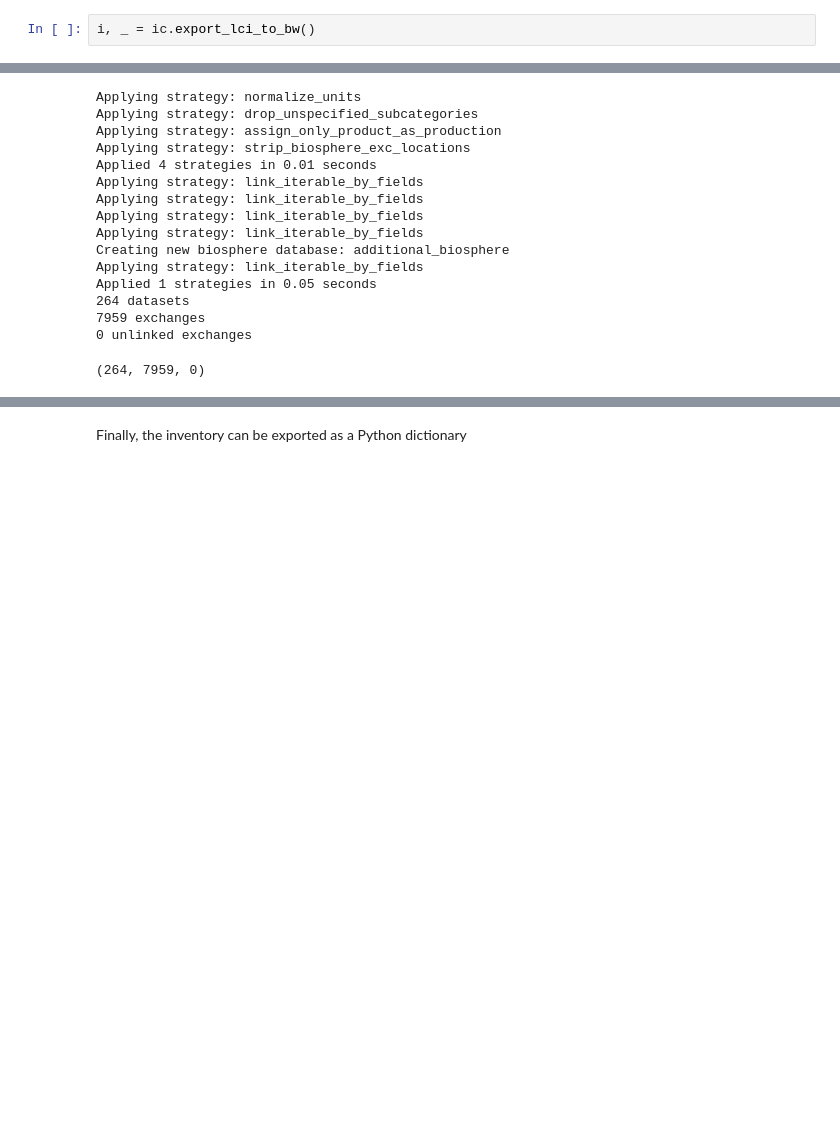
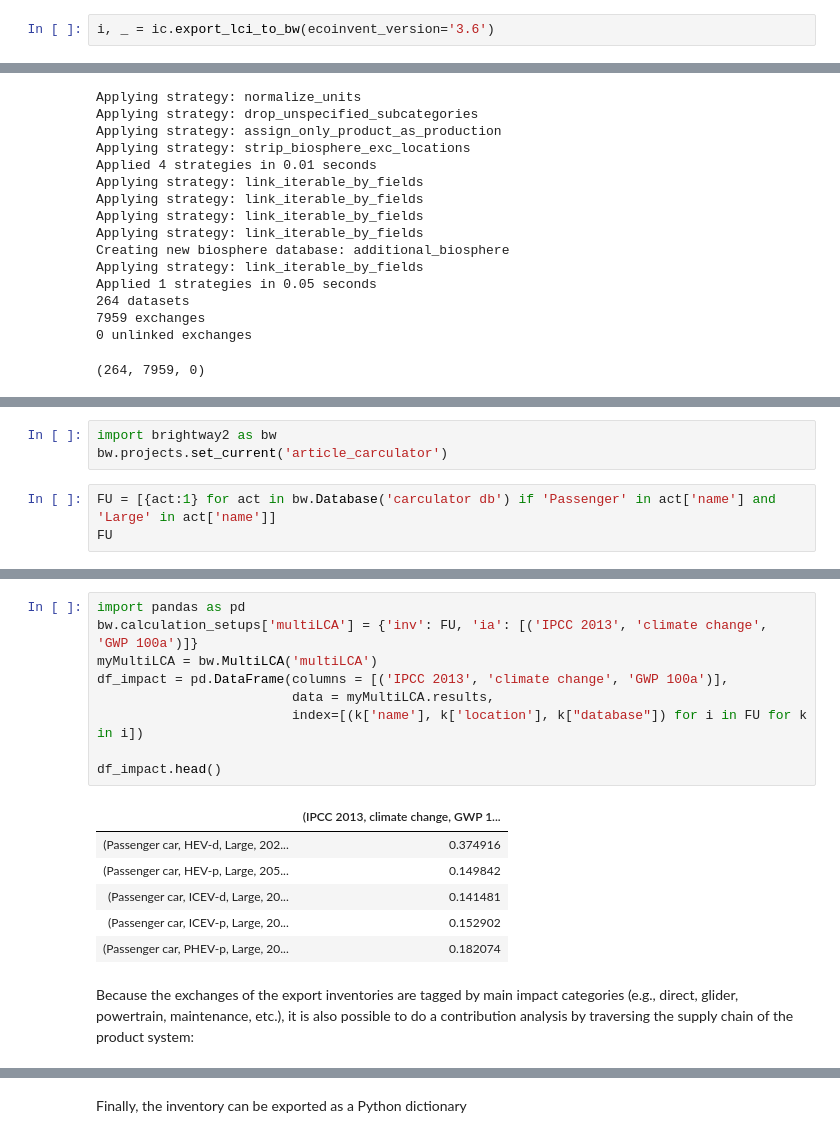
Before and after one commit to romainsacchi/carculator, a Jupyter notebook: examples/Examples.ipynb, the cells around one changed output, grey strips where cells are left out. Drawn from its saved outputs; the diff is of its cells as text; blank space fills up the shorter version.

```diff
--- a/examples/Examples.ipynb
+++ b/examples/Examples.ipynb
@@ -918,5 +971,5 @@ Here, the inventory is instead returned as a `brightway2` LCIImporter object, wh
 # %%
-i, _ = ic.export_lci_to_bw()
+i, _ = ic.export_lci_to_bw(ecoinvent_version='3.6')
 # %% [output]
 0% [##############################] 100% | ETA: 00:00:00 | Item ID: 691
 Total time elapsed: 00:00:00
@@ -956,0 +1012,6 @@ Applied 1 strategies in 0.05 seconds
+# %%
+import brightway2 as bw
+bw.projects.set_current('article_carculator')
+# %%
+FU = [{act:1} for act in bw.Database('carculator db') if 'Passenger' in act['name'] and 'Large' in act['name']]
+FU
@@ -956,0 +1037,18 @@ Applied 1 strategies in 0.05 seconds
+# %%
+import pandas as pd
+bw.calculation_setups['multiLCA'] = {'inv': FU, 'ia': [('IPCC 2013', 'climate change', 'GWP 100a')]}
+myMultiLCA = bw.MultiLCA('multiLCA')
+df_impact = pd.DataFrame(columns = [('IPCC 2013', 'climate change', 'GWP 100a')],
+                         data = myMultiLCA.results,
+                         index=[(k['name'], k['location'], k["database"]) for i in FU for k in i])
+
+df_impact.head()
+# %% [output]
+|  | (IPCC 2013, climate change, GWP 1... |
+| (Passenger car, HEV-d, Large, 202... | 0.374916 |
+| (Passenger car, HEV-p, Large, 205... | 0.149842 |
+| (Passenger car, ICEV-d, Large, 20... | 0.141481 |
+| (Passenger car, ICEV-p, Large, 20... | 0.152902 |
+| (Passenger car, PHEV-p, Large, 20... | 0.182074 |
+# %% [markdown]
+Because the exchanges of the export inventories are tagged by main impact categories (e.g., direct, glider, powertrain, maintenance, etc.), it is also possible to do a contribution analysis by traversing the supply chain of the product system:
```
Also changed, not shown: parts of 20 cells of this notebook, 32 other files.
